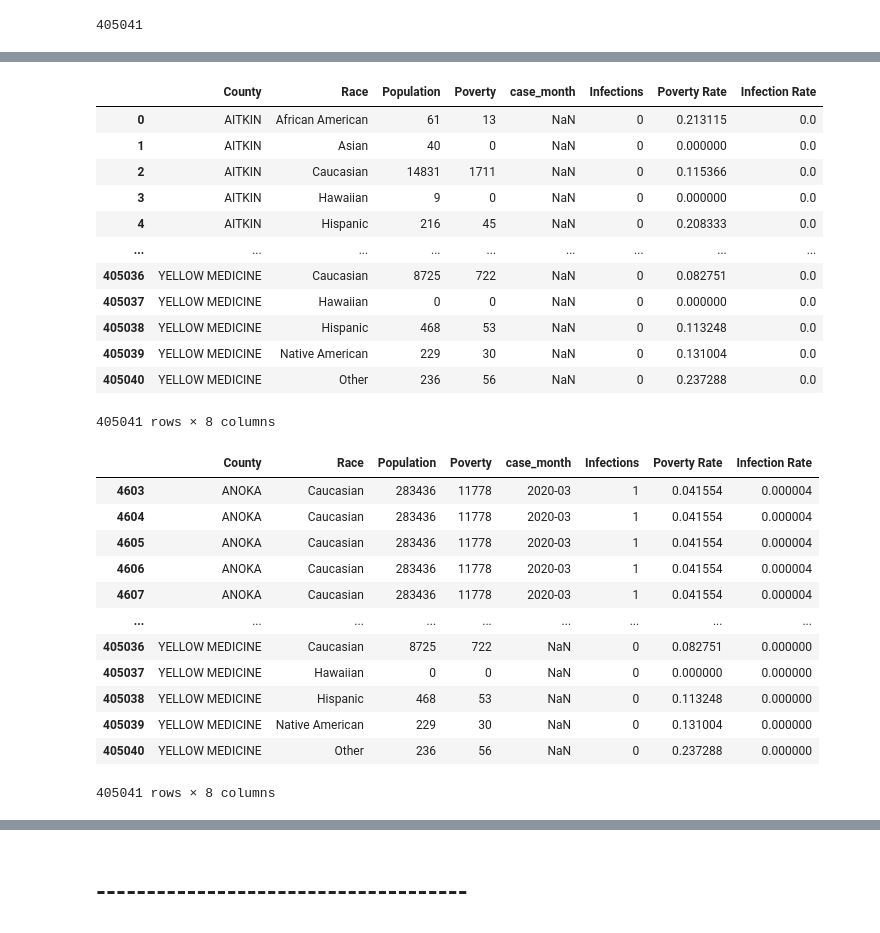
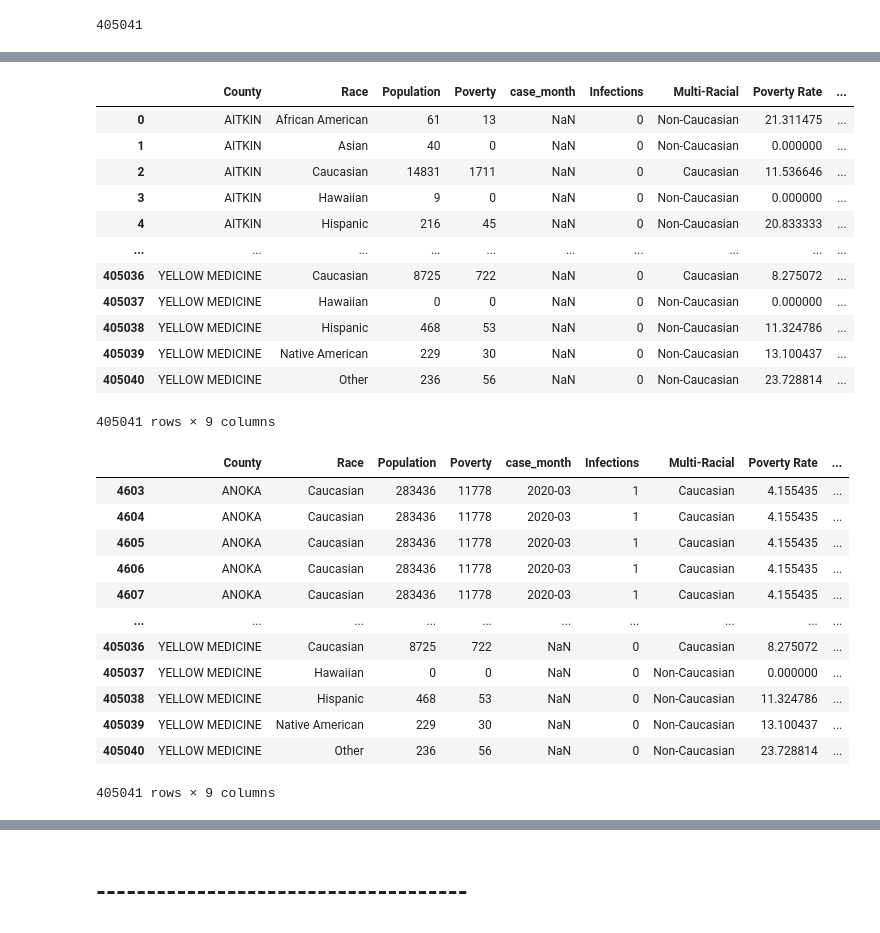
Before and after one commit to tlenzmeier58/Project_1, a Jupyter notebook: working.ipynb, the cells around one changed output, grey strips where cells are left out. Saved outputs shown, nothing was run; the diff lists cells and outputs as text; code cells hidden in the pictures.

```diff
--- a/working.ipynb
+++ b/working.ipynb
@@ -1055,3 +1116,9 @@ merged_df
 len(merged_df)
 # %% [output]
 405041
+# %%
+# Convert all non-caucasian races to "non-caucasian"
+#non_caucasian = ['African American', 'Hispanic', 'Asian', 'Native American', 'Hawaiian', 'Other']
+merged_df['Multi-Racial']=["Non-Caucasian" if (x=="African American" or x=="Asian" or x=="Hispanic" or x=="Native American"\
+    or x=="Hawaiian" or x=="Other") else "Caucasian" for x in merged_df['Race']]
+merged_df
@@ -1058,58 +1139,58 @@ len(merged_df)
 # %%
 # Convert all numerical values in merged_df from strings to int
 merged_df["Population"] = merged_df["Population"].astype(int)
 merged_df["Poverty"] = merged_df["Poverty"].astype(int)
 merged_df["Infections"] = merged_df["Infections"].astype(int)
 
 # Calculate poverty and infection rates
 poverty_rate = []
 infection_rate = []
 
 i = 0
 while i < len(merged_df):
     if merged_df["Population"][i] == 0:
         poverty_rate.append(0)
         infection_rate.append(0)
     else:
-        poverty_rate.append( (merged_df["Poverty"][i] / merged_df["Population"][i])     )
-        infection_rate.append(merged_df["Infections"][i] / merged_df["Population"][i])
+        poverty_rate.append( (merged_df["Poverty"][i] / merged_df["Population"][i])   * 100  )
+        infection_rate.append(merged_df["Infections"][i] / merged_df["Population"][i]  * 100  )
     i += 1
 
 merged_df["Poverty Rate"] = poverty_rate
 merged_df["Infection Rate"] = infection_rate
 
 
 merged_df
 
 # merged_df[merged_df["County"] == "CROW WING"]
 # %% [output]
-|  | County | Race | Population | Poverty | case_month | Infections | Poverty Rate | Infection Rate |
-| 0 | AITKIN | African American | 61 | 13 | NaN | 0 | 0.213115 | 0.0 |
-| 1 | AITKIN | Asian | 40 | 0 | NaN | 0 | 0.000000 | 0.0 |
-| 2 | AITKIN | Caucasian | 14831 | 1711 | NaN | 0 | 0.115366 | 0.0 |
-| 3 | AITKIN | Hawaiian | 9 | 0 | NaN | 0 | 0.000000 | 0.0 |
-| 4 | AITKIN | Hispanic | 216 | 45 | NaN | 0 | 0.208333 | 0.0 |
-| ... | ... | ... | ... | ... | ... | ... | ... | ... |
-| 405036 | YELLOW MEDICINE | Caucasian | 8725 | 722 | NaN | 0 | 0.082751 | 0.0 |
-| 405037 | YELLOW MEDICINE | Hawaiian | 0 | 0 | NaN | 0 | 0.000000 | 0.0 |
-| 405038 | YELLOW MEDICINE | Hispanic | 468 | 53 | NaN | 0 | 0.113248 | 0.0 |
-| 405039 | YELLOW MEDICINE | Native American | 229 | 30 | NaN | 0 | 0.131004 | 0.0 |
-| 405040 | YELLOW MEDICINE | Other | 236 | 56 | NaN | 0 | 0.237288 | 0.0 |
+|  | County | Race | Population | Poverty | case_month | Infections | Multi-Racial | Poverty Rate | ... |
+| 0 | AITKIN | African American | 61 | 13 | NaN | 0 | Non-Caucasian | 21.311475 | ... |
+| 1 | AITKIN | Asian | 40 | 0 | NaN | 0 | Non-Caucasian | 0.000000 | ... |
+| 2 | AITKIN | Caucasian | 14831 | 1711 | NaN | 0 | Caucasian | 11.536646 | ... |
+| 3 | AITKIN | Hawaiian | 9 | 0 | NaN | 0 | Non-Caucasian | 0.000000 | ... |
+| 4 | AITKIN | Hispanic | 216 | 45 | NaN | 0 | Non-Caucasian | 20.833333 | ... |
+| ... | ... | ... | ... | ... | ... | ... | ... | ... | ... |
+| 405036 | YELLOW MEDICINE | Caucasian | 8725 | 722 | NaN | 0 | Caucasian | 8.275072 | ... |
+| 405037 | YELLOW MEDICINE | Hawaiian | 0 | 0 | NaN | 0 | Non-Caucasian | 0.000000 | ... |
+| 405038 | YELLOW MEDICINE | Hispanic | 468 | 53 | NaN | 0 | Non-Caucasian | 11.324786 | ... |
+| 405039 | YELLOW MEDICINE | Native American | 229 | 30 | NaN | 0 | Non-Caucasian | 13.100437 | ... |
+| 405040 | YELLOW MEDICINE | Other | 236 | 56 | NaN | 0 | Non-Caucasian | 23.728814 | ... |
-405041 rows × 8 columns
+405041 rows × 9 columns
 # %%
 merged_sorted_df = merged_df.sort_values(['case_month', 'County'])
 merged_sorted_df
 # %% [output]
-|  | County | Race | Population | Poverty | case_month | Infections | Poverty Rate | Infection Rate |
-| 4603 | ANOKA | Caucasian | 283436 | 11778 | 2020-03 | 1 | 0.041554 | 0.000004 |
-| 4604 | ANOKA | Caucasian | 283436 | 11778 | 2020-03 | 1 | 0.041554 | 0.000004 |
-| 4605 | ANOKA | Caucasian | 283436 | 11778 | 2020-03 | 1 | 0.041554 | 0.000004 |
-| 4606 | ANOKA | Caucasian | 283436 | 11778 | 2020-03 | 1 | 0.041554 | 0.000004 |
-| 4607 | ANOKA | Caucasian | 283436 | 11778 | 2020-03 | 1 | 0.041554 | 0.000004 |
-| ... | ... | ... | ... | ... | ... | ... | ... | ... |
-| 405036 | YELLOW MEDICINE | Caucasian | 8725 | 722 | NaN | 0 | 0.082751 | 0.000000 |
-| 405037 | YELLOW MEDICINE | Hawaiian | 0 | 0 | NaN | 0 | 0.000000 | 0.000000 |
-| 405038 | YELLOW MEDICINE | Hispanic | 468 | 53 | NaN | 0 | 0.113248 | 0.000000 |
-| 405039 | YELLOW MEDICINE | Native American | 229 | 30 | NaN | 0 | 0.131004 | 0.000000 |
-| 405040 | YELLOW MEDICINE | Other | 236 | 56 | NaN | 0 | 0.237288 | 0.000000 |
+|  | County | Race | Population | Poverty | case_month | Infections | Multi-Racial | Poverty Rate | ... |
+| 4603 | ANOKA | Caucasian | 283436 | 11778 | 2020-03 | 1 | Caucasian | 4.155435 | ... |
+| 4604 | ANOKA | Caucasian | 283436 | 11778 | 2020-03 | 1 | Caucasian | 4.155435 | ... |
+| 4605 | ANOKA | Caucasian | 283436 | 11778 | 2020-03 | 1 | Caucasian | 4.155435 | ... |
+| 4606 | ANOKA | Caucasian | 283436 | 11778 | 2020-03 | 1 | Caucasian | 4.155435 | ... |
+| 4607 | ANOKA | Caucasian | 283436 | 11778 | 2020-03 | 1 | Caucasian | 4.155435 | ... |
+| ... | ... | ... | ... | ... | ... | ... | ... | ... | ... |
+| 405036 | YELLOW MEDICINE | Caucasian | 8725 | 722 | NaN | 0 | Caucasian | 8.275072 | ... |
+| 405037 | YELLOW MEDICINE | Hawaiian | 0 | 0 | NaN | 0 | Non-Caucasian | 0.000000 | ... |
+| 405038 | YELLOW MEDICINE | Hispanic | 468 | 53 | NaN | 0 | Non-Caucasian | 11.324786 | ... |
+| 405039 | YELLOW MEDICINE | Native American | 229 | 30 | NaN | 0 | Non-Caucasian | 13.100437 | ... |
+| 405040 | YELLOW MEDICINE | Other | 236 | 56 | NaN | 0 | Non-Caucasian | 23.728814 | ... |
-405041 rows × 8 columns
+405041 rows × 9 columns
```
Also changed, not shown: parts of 52 cells of this notebook, 2 other files.
